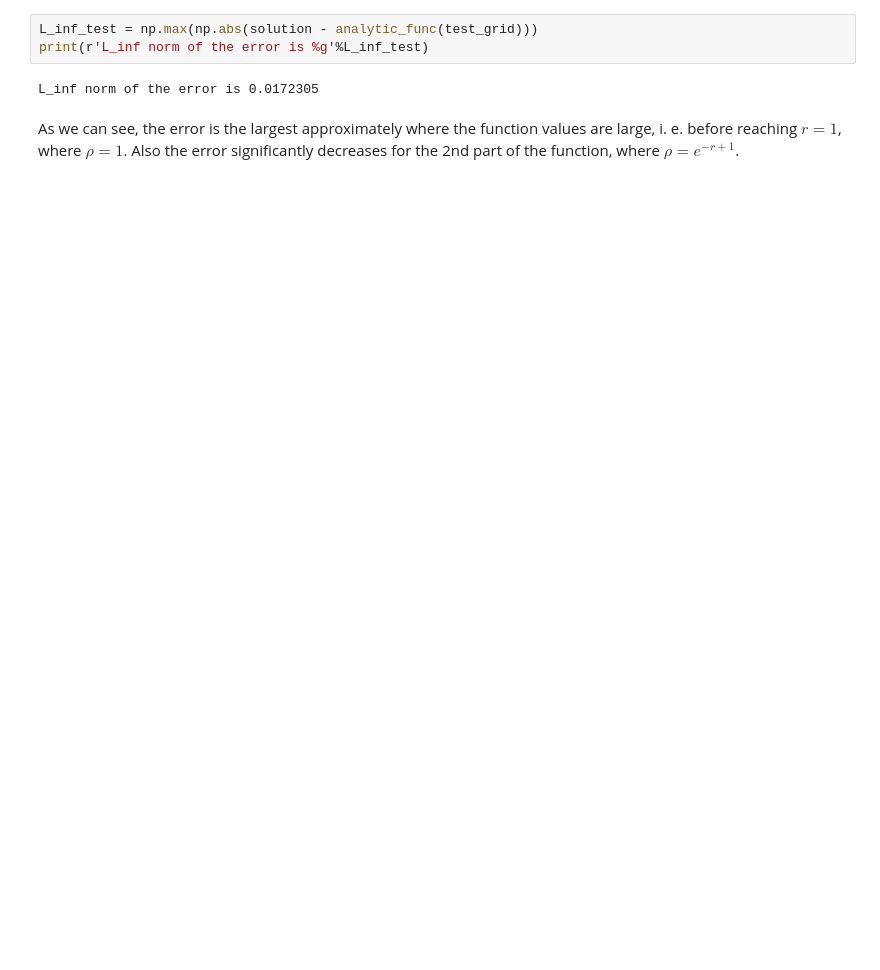
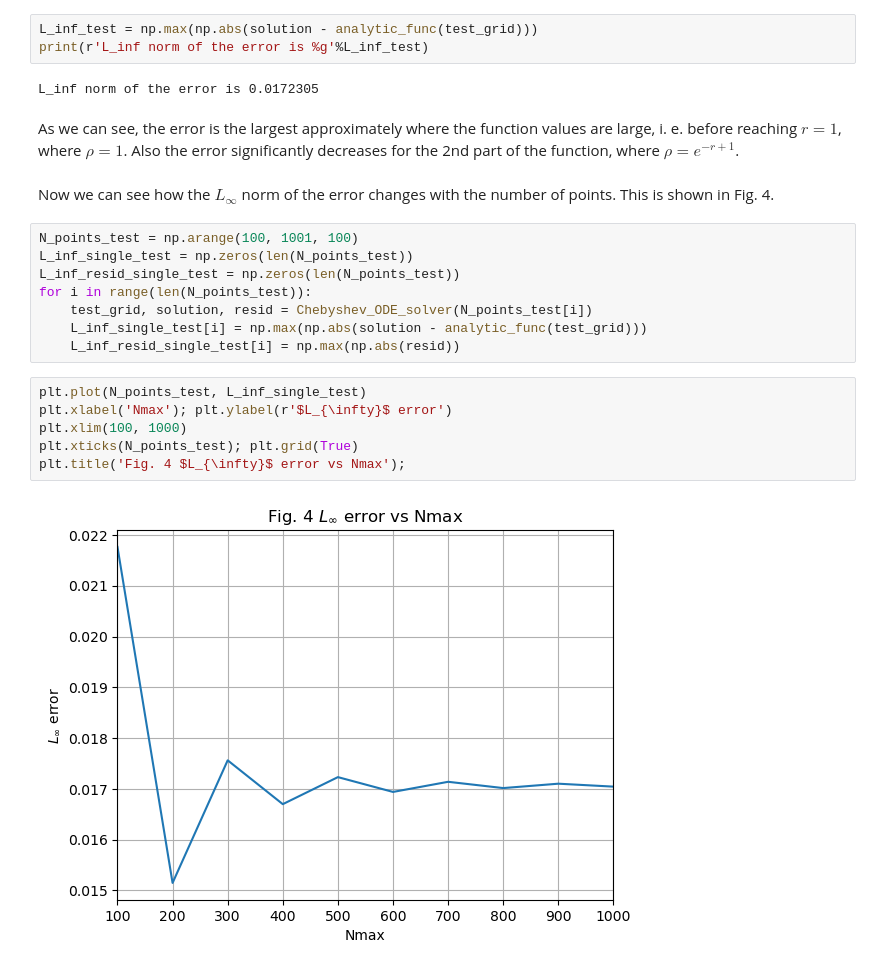
Before and after one commit to askoldvilkha/CompMethods_Astro23, a Jupyter notebook: HW5/hw5_VilkhaPaulBinu.ipynb, the cells around one changed output. Saved outputs shown, nothing was run; the diff lists cells and outputs as text; blank space fills up the shorter version.

```diff
--- a/HW5/hw5_VilkhaPaulBinu.ipynb
+++ b/HW5/hw5_VilkhaPaulBinu.ipynb
@@ -293,3 +337,21 @@ print(r'L_inf norm of the error is %g'%L_inf_test)
 L_inf norm of the error is 0.0172305
 # %% [markdown]
 As we can see, the error is the largest approximately where the function values are large, i. e. before reaching $r = 1$, where $\rho = 1$. Also the error significantly decreases for the 2nd part of the function, where $\rho = e^{-r + 1}$.
+# %% [markdown]
+Now we can see how the $L_{\infty}$ norm of the error changes with the number of points. This is shown in Fig. 4.
+# %%
+N_points_test = np.arange(100, 1001, 100)
+L_inf_single_test = np.zeros(len(N_points_test))
+L_inf_resid_single_test = np.zeros(len(N_points_test))
+for i in range(len(N_points_test)):
+    test_grid, solution, resid = Chebyshev_ODE_solver(N_points_test[i])
+    L_inf_single_test[i] = np.max(np.abs(solution - analytic_func(test_grid)))
+    L_inf_resid_single_test[i] = np.max(np.abs(resid))
+# %%
+plt.plot(N_points_test, L_inf_single_test)
+plt.xlabel('Nmax'); plt.ylabel(r'$L_{\infty}$ error')
+plt.xlim(100, 1000)
+plt.xticks(N_points_test); plt.grid(True)
+plt.title('Fig. 4 $L_{\infty}$ error vs Nmax');
+# %% [output]
+[figure, added]
```
Also changed, not shown: parts of 27 cells of this notebook, 1 other file.
